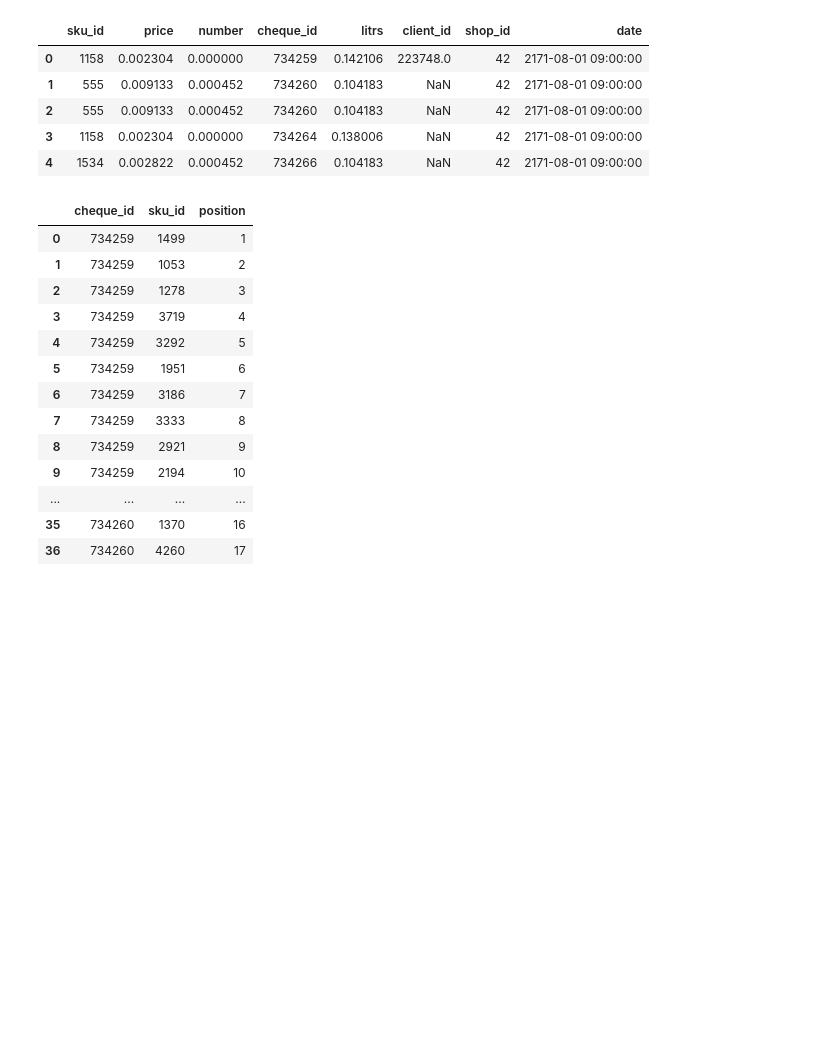
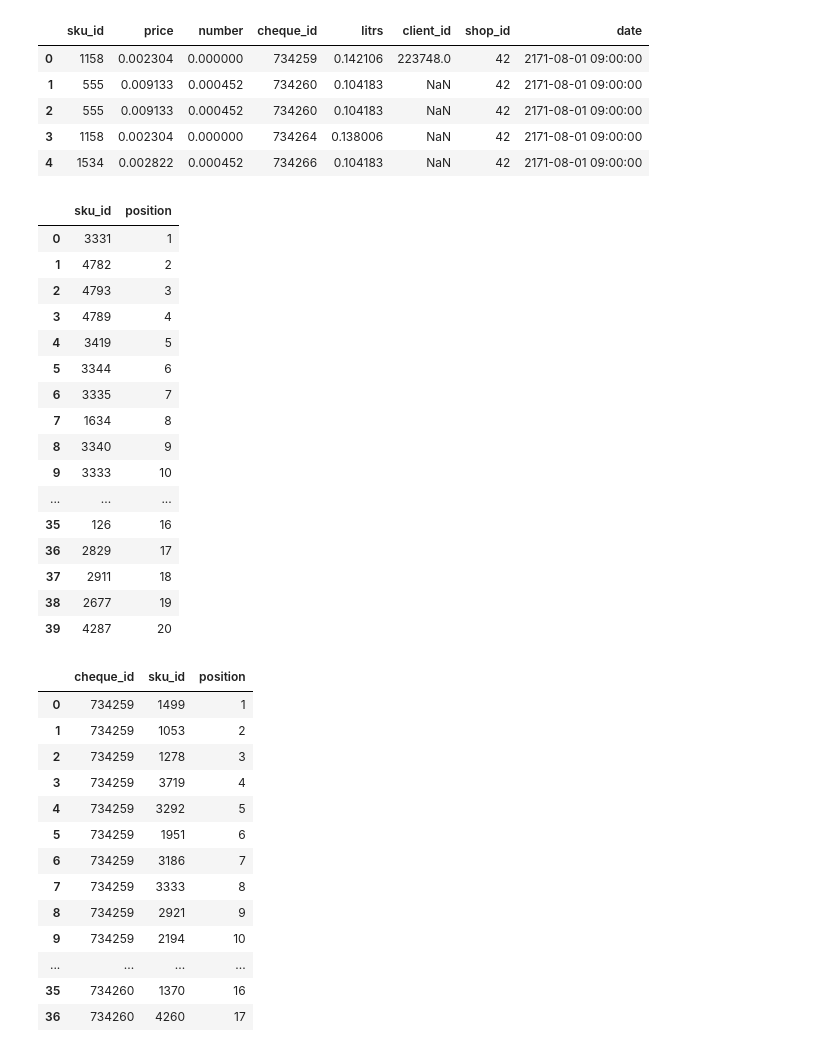
Before and after one commit to kirillzx/GPN-Cup, a Jupyter notebook: GPN_main.ipynb, the cells around one changed output. Drawn from its saved outputs; the diff is of its cells as text; code cells hidden in the pictures; blank space fills up the shorter version.

```diff
--- a/GPN_main.ipynb
+++ b/GPN_main.ipynb
@@ -409,3 +415,35 @@ trans_subm.head()
+# %%
+submissions = trans_subm['sku_id'].values[:10]
+recs = []
+for i in submissions:
+    try:
+        t = similar_products(model.wv[i])
+        for j in t:
+            recs.append([j[0], j[-1]])
+    except KeyError:
+        continue
+# %%
+result = pd.DataFrame(recs, columns = ['sku_id', 'position'])
+# %%
+result.head(40)
+# %% [output]
+|  | sku_id | position |
+| 0 | 3331 | 1 |
+| 1 | 4782 | 2 |
+| 2 | 4793 | 3 |
+| 3 | 4789 | 4 |
+| 4 | 3419 | 5 |
+| 5 | 3344 | 6 |
+| 6 | 3335 | 7 |
+| 7 | 1634 | 8 |
+| 8 | 3340 | 9 |
+| 9 | 3333 | 10 |
+| ... | ... | ... |
+| 35 | 126 | 16 |
+| 36 | 2829 | 17 |
+| 37 | 2911 | 18 |
+| 38 | 2677 | 19 |
+| 39 | 4287 | 20 |
 # %%
 example = pd.read_parquet('submission-example.parquet')
 # %%
```
Also changed, not shown: parts of 6 cells of this notebook.
